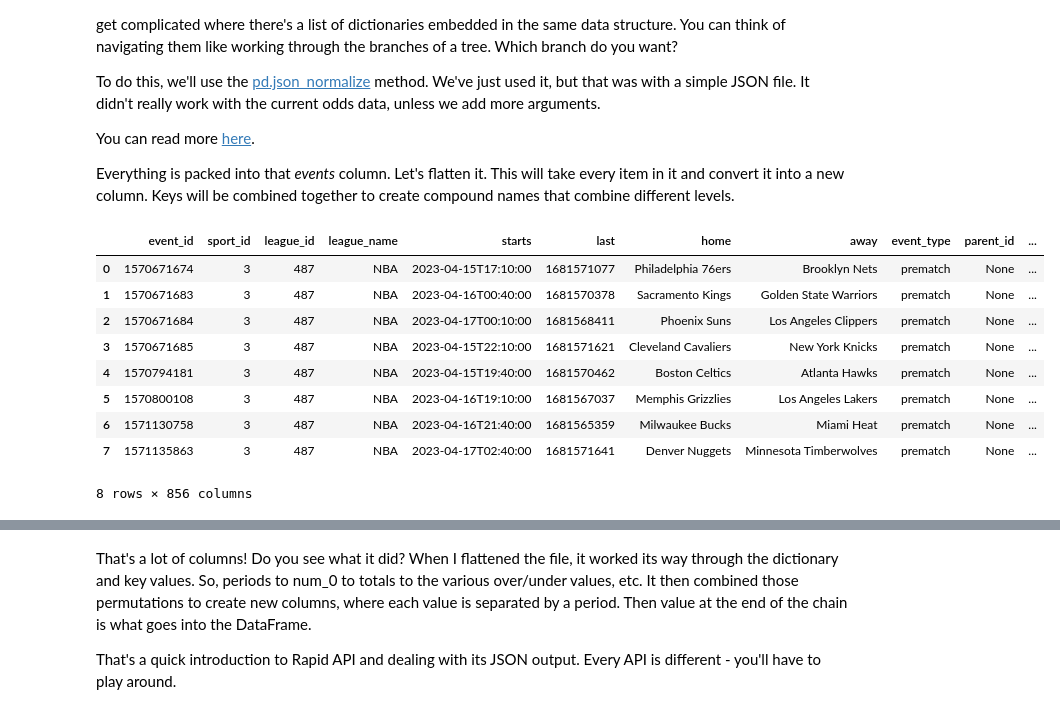
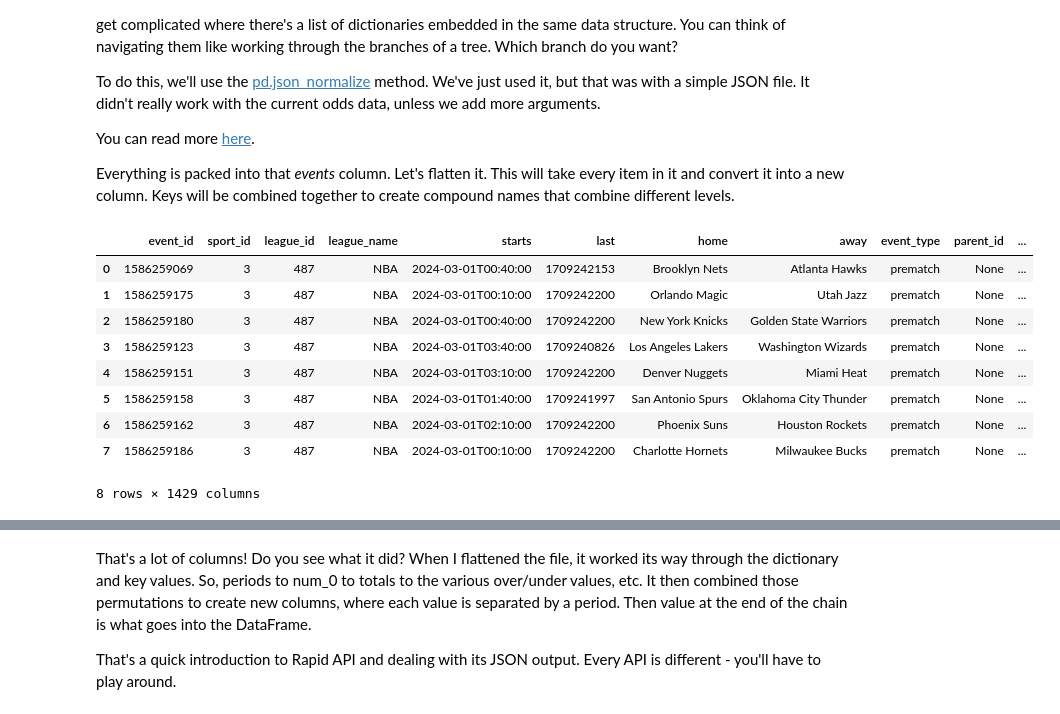
Before and after one commit to aaiken1/fin-data-analysis-text, a Jupyter notebook: _sources/chapters/6_nasdaq_api.ipynb, the cells around one changed output, grey strips where cells are left out. Cells and saved outputs as stored; diff of their text form; code cells hidden in the pictures.

```diff
--- a/_sources/chapters/6_nasdaq_api.ipynb
+++ b/_sources/chapters/6_nasdaq_api.ipynb
@@ -879,16 +718,16 @@ You can read more [here](https://towardsdatascience.com/all-pandas-json-normaliz
 
 Everything is packed into that *events* column. Let's flatten it. This will take every item in it and convert it into a new column. Keys will be combined together to create compound names that combine different levels.
 # %%
-current_df_events = pd.json_normalize(data = current_json, record_path=['events'])
-current_df_events
+#current_df_events = pd.json_normalize(data = current_json, record_path=['events'])
+#current_df_events
 # %% [output]
 |  | event_id | sport_id | league_id | league_name | starts | last | home | away | event_type | parent_id | ... |
-| 0 | 1570671674 | 3 | 487 | NBA | 2023-04-15T17:10:00 | 1681571077 | Philadelphia 76ers | Brooklyn Nets | prematch | None | ... |
-| 1 | 1570671683 | 3 | 487 | NBA | 2023-04-16T00:40:00 | 1681570378 | Sacramento Kings | Golden State Warriors | prematch | None | ... |
-| 2 | 1570671684 | 3 | 487 | NBA | 2023-04-17T00:10:00 | 1681568411 | Phoenix Suns | Los Angeles Clippers | prematch | None | ... |
-| 3 | 1570671685 | 3 | 487 | NBA | 2023-04-15T22:10:00 | 1681571621 | Cleveland Cavaliers | New York Knicks | prematch | None | ... |
-| 4 | 1570794181 | 3 | 487 | NBA | 2023-04-15T19:40:00 | 1681570462 | Boston Celtics | Atlanta Hawks | prematch | None | ... |
-| 5 | 1570800108 | 3 | 487 | NBA | 2023-04-16T19:10:00 | 1681567037 | Memphis Grizzlies | Los Angeles Lakers | prematch | None | ... |
-| 6 | 1571130758 | 3 | 487 | NBA | 2023-04-16T21:40:00 | 1681565359 | Milwaukee Bucks | Miami Heat | prematch | None | ... |
-| 7 | 1571135863 | 3 | 487 | NBA | 2023-04-17T02:40:00 | 1681571641 | Denver Nuggets | Minnesota Timberwolves | prematch | None | ... |
+| 0 | 1586259069 | 3 | 487 | NBA | 2024-03-01T00:40:00 | 1709242153 | Brooklyn Nets | Atlanta Hawks | prematch | None | ... |
+| 1 | 1586259175 | 3 | 487 | NBA | 2024-03-01T00:10:00 | 1709242200 | Orlando Magic | Utah Jazz | prematch | None | ... |
+| 2 | 1586259180 | 3 | 487 | NBA | 2024-03-01T00:40:00 | 1709242200 | New York Knicks | Golden State Warriors | prematch | None | ... |
+| 3 | 1586259123 | 3 | 487 | NBA | 2024-03-01T03:40:00 | 1709240826 | Los Angeles Lakers | Washington Wizards | prematch | None | ... |
+| 4 | 1586259151 | 3 | 487 | NBA | 2024-03-01T03:10:00 | 1709242200 | Denver Nuggets | Miami Heat | prematch | None | ... |
+| 5 | 1586259158 | 3 | 487 | NBA | 2024-03-01T01:40:00 | 1709241997 | San Antonio Spurs | Oklahoma City Thunder | prematch | None | ... |
+| 6 | 1586259162 | 3 | 487 | NBA | 2024-03-01T02:10:00 | 1709242200 | Phoenix Suns | Houston Rockets | prematch | None | ... |
+| 7 | 1586259186 | 3 | 487 | NBA | 2024-03-01T00:10:00 | 1709242200 | Charlotte Hornets | Milwaukee Bucks | prematch | None | ... |
-8 rows × 856 columns
+8 rows × 1429 columns
```
Also changed, not shown: parts of 46 cells of this notebook, 31 other files.
